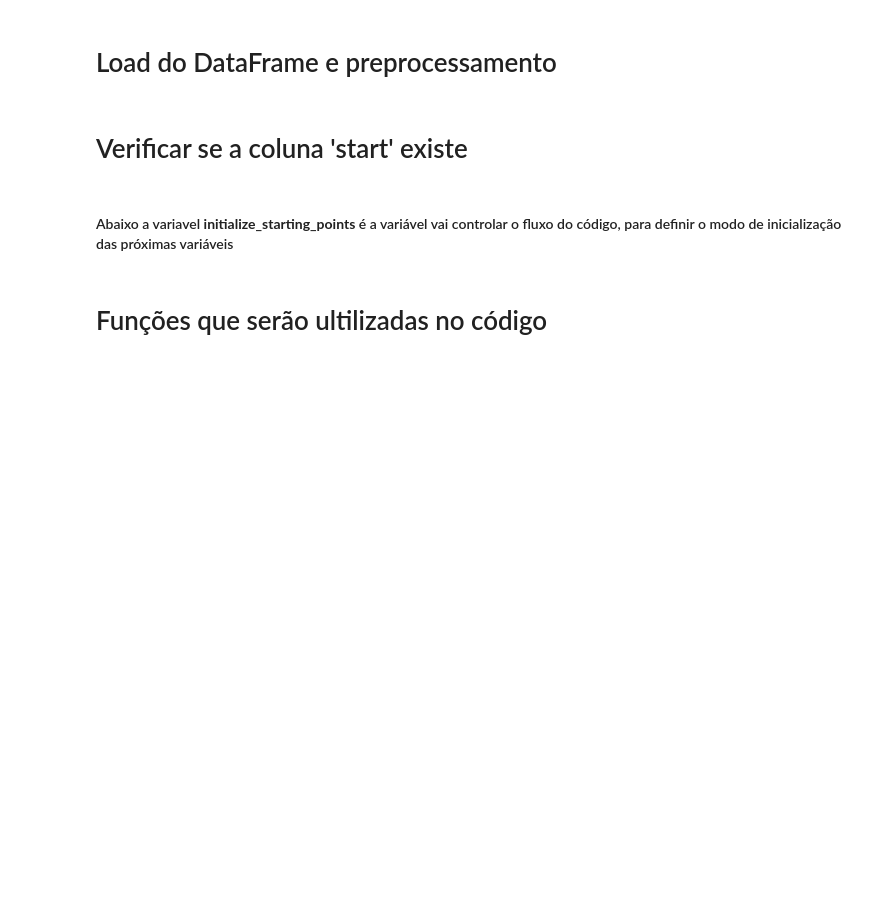
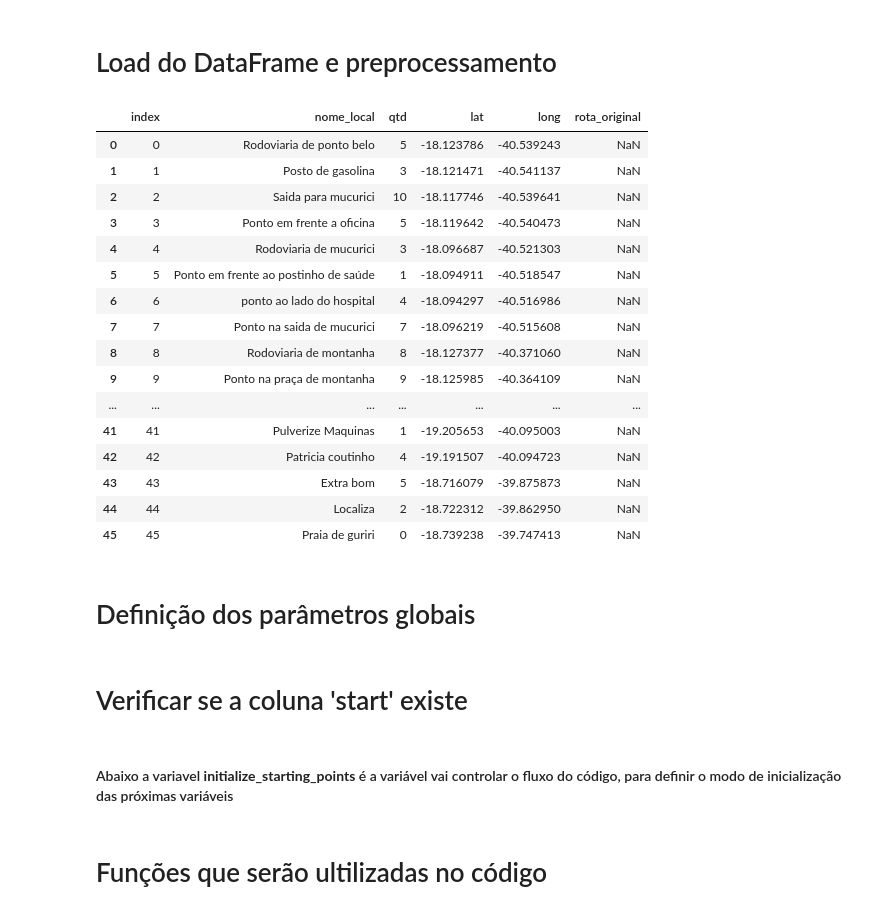
Before and after one commit to Markosalves12/Suzano, a Jupyter notebook: CLONE VIX.ipynb, the cells around one changed output. Drawn from its saved outputs; the diff is of its cells as text; code cells hidden in the pictures; blank space fills up the shorter version.

```diff
--- a/CLONE VIX.ipynb
+++ b/CLONE VIX.ipynb
@@ -30,16 +34,38 @@ import math
 # Load do DataFrame e preprocessamento
 # %%
 # caminho = r"ara_adm (1) - Copia.xlsx".replace("\\","/")
-caminho = r"ara_adm (1).xlsx".replace("\\","/")
+# caminho = r"ara_adm (1).xlsx".replace("\\","/")
+caminho = r"demonstração linkedim.xlsx".replace("\\","/")
+
 teste = pd.read_excel(caminho)
 teste = teste.drop_duplicates()
 teste = teste.reset_index()
 teste['lat'] = teste['lat'].astype(str)
 teste['long'] = teste['long'].astype(str)
 teste['lat'] = teste['lat'].str.replace(",",".")
 teste['long'] = teste['long'].str.replace(",",".")
 teste['lat'] = teste['lat'].astype(float)
 teste['long'] = teste['long'].astype(float)
 teste['qtd'] = teste['qtd'].astype(int)
 
 teste
+# %% [output]
+|  | index | nome_local | qtd | lat | long | rota_original |
+| 0 | 0 | Rodoviaria de ponto belo | 5 | -18.123786 | -40.539243 | NaN |
+| 1 | 1 | Posto de gasolina | 3 | -18.121471 | -40.541137 | NaN |
+| 2 | 2 | Saida para mucurici | 10 | -18.117746 | -40.539641 | NaN |
+| 3 | 3 | Ponto em frente a oficina | 5 | -18.119642 | -40.540473 | NaN |
+| 4 | 4 | Rodoviaria de mucurici | 3 | -18.096687 | -40.521303 | NaN |
+| 5 | 5 | Ponto em frente ao postinho de saúde | 1 | -18.094911 | -40.518547 | NaN |
+| 6 | 6 | ponto ao lado do hospital | 4 | -18.094297 | -40.516986 | NaN |
+| 7 | 7 | Ponto na saida de mucurici | 7 | -18.096219 | -40.515608 | NaN |
+| 8 | 8 | Rodoviaria de montanha | 8 | -18.127377 | -40.371060 | NaN |
+| 9 | 9 | Ponto na praça de montanha | 9 | -18.125985 | -40.364109 | NaN |
+| ... | ... | ... | ... | ... | ... | ... |
+| 41 | 41 | Pulverize Maquinas | 1 | -19.205653 | -40.095003 | NaN |
+| 42 | 42 | Patricia coutinho | 4 | -19.191507 | -40.094723 | NaN |
+| 43 | 43 | Extra bom | 5 | -18.716079 | -39.875873 | NaN |
+| 44 | 44 | Localiza | 2 | -18.722312 | -39.862950 | NaN |
+| 45 | 45 | Praia de guriri | 0 | -18.739238 | -39.747413 | NaN |
+# %% [markdown]
+# Definição dos parâmetros globais
```
Also changed, not shown: parts of 69 cells of this notebook.
